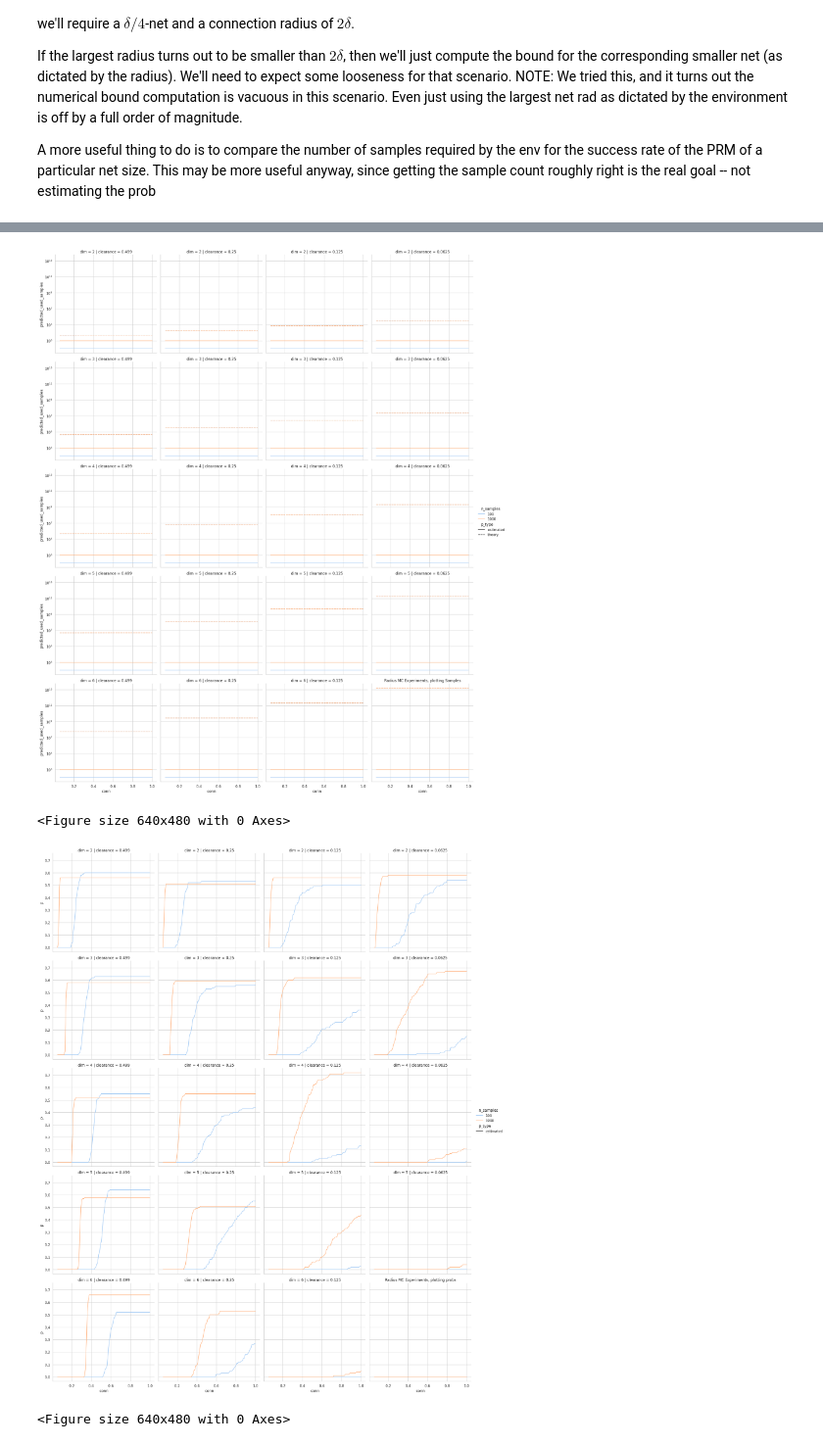
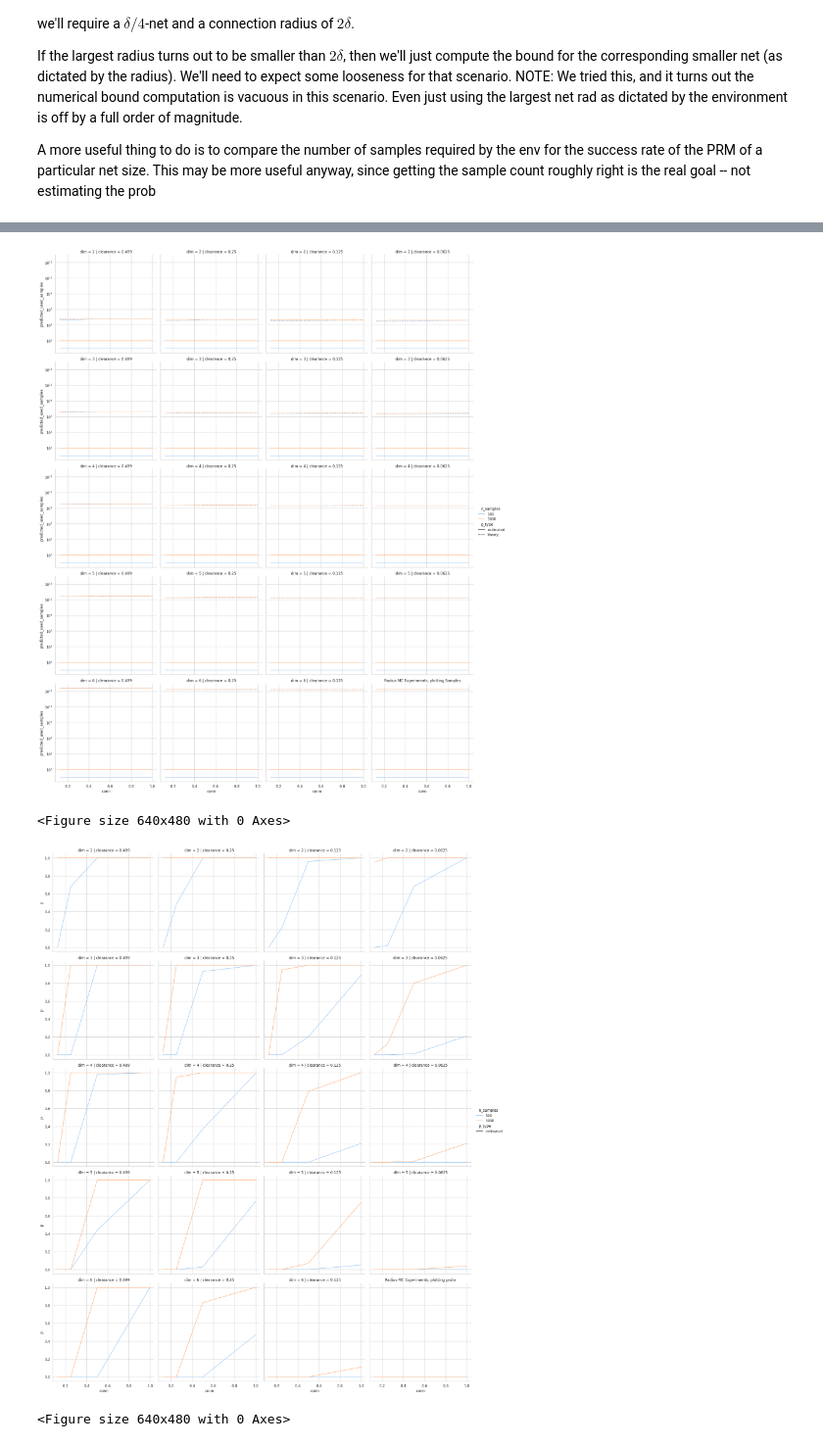
Before and after one commit to robustrobotics/nonasymptotic-mp, a Jupyter notebook: notebooks/narrow_clearance_exps_results.ipynb, the cells around one changed output, grey strips where cells are left out. Shown at 98% size. Drawn from its saved outputs; the diff is of its cells as text; code cells hidden in the pictures.

```diff
--- a/notebooks/narrow_clearance_exps_results.ipynb
+++ b/notebooks/narrow_clearance_exps_results.ipynb
@@ -20,10 +20,8 @@ import os
 /home/seiji/Research/nonasymptotic-mp
 # %%
 # load in the experiment and set plotting params
-exp_name = 'narrow-full-run-radius0_20240611-095214'
+exp_name = 'narrow-full-run-radius2_20240611-152454'
 exp_path = os.path.join('exps', 'results', exp_name)
-
-n_radii = 100
 # %% [markdown]
 Loading in the experiment log:
 # %%
@@ -34,7 +32,10 @@ exp_config = json.load(open(os.path.join(exp_path, 'config.json'), 'r'))
 max_rad = exp_config['radius_prm_max_radius']
 max_knn = exp_config['knn_prm_max_neighbors']
 
-rads = np.linspace(out_df['conn_lb'].min(), max_rad, num=n_radii)
+#n_radii = 100
+# rads = np.linspace(out_df['conn_lb'].min(), max_rad, num=n_radii)
+rads = np.array(exp_config['deltas']) * 2
+n_radii = len(rads)
 # %%
 exp_config
 # %% [output]
@@ -122,7 +123,7 @@ getting the sample count roughly right is the real goal -- not estimating the pr
 from nonasymptotic.bound import compute_sauer_shelah_bound_log2, compute_vol_unit_sphere, \
     doubling_sample_search_over_log2_prob_bound
 from nonasymptotic.envs import NarrowPassage
-
+machine_eps = 1e-6
 # recompile the results into a dataframe and then use seaborn to plot.
 # the most efficient way to do this is to set up each array separately and then concatenate
 plot_dfs = []
@@ -157,7 +158,7 @@ for prm_type, _clearance, dim, n_samples in estimate_dict.keys():
         # compute what the number samples _would_ be given the MC estimate.
         ss_log2_bound_funcs = [lambda _ns: compute_sauer_shelah_bound_log2(_ns, _rho, dim + 1) for _rho in rhos]
         pred_samples = [
-            doubling_sample_search_over_log2_prob_bound(_bf, _sp)
+            doubling_sample_search_over_log2_prob_bound(_bf, _sp - machine_eps)
             for _bf, _sp in zip(ss_log2_bound_funcs, estimates)
         ]
 
@@ -177,35 +178,35 @@ plot_df = pd.concat(plot_dfs)
 
 # in this scenario, it makes sense to plot knn and radius prms separately
 radius_plot_df = plot_df[plot_df['prm_type'] == 'radius']
 knn_plot_df = plot_df[plot_df['prm_type'] == 'knn']
 
 plt.figure()
 sns.set_theme(style="whitegrid")
 g = sns.relplot(data=radius_plot_df, x='conn', y='predicted_used_samples', row='dim', col='clearance', hue='n_samples', style="p_type",
             kind='line', palette=sns.color_palette("pastel"))
 g.set(yscale='log')
 plt.title('Radius MC Experiments, plotting Samples')
 plt.show()
 
 # here, the theoretical bound is ommited (since it's vacuous)
 plt.figure()
 sns.set_theme(style="whitegrid")
 sns.relplot(data=radius_plot_df[radius_plot_df['p_type'] == 'estimated'], x='conn', y='p', row='dim', col='clearance', hue='n_samples', style='p_type',
             kind='line', palette=sns.color_palette("pastel"))
 plt.title('Radius MC Experiments, plotting probs')
 plt.show()
 
 plt.figure()
 sns.set_theme(style="whitegrid")
 sns.relplot(data=knn_plot_df, x='conn', y='p', row='dim', col='clearance', hue='n_samples', style='p_type',
             kind='line', palette=sns.color_palette("pastel"))
 plt.title('KNN MC Experiments')
 plt.show()
 # %% [output]
 <Figure size 640x480 with 0 Axes>
-[figure, old version]
+[figure, new version]
 <Figure size 640x480 with 0 Axes>
-[figure, old version]
+[figure, new version]
 <Figure size 640x480 with 0 Axes>
 [figure]
 # %% [markdown]
```
Also changed, not shown: parts of 5 cells of this notebook, 1 other file.
